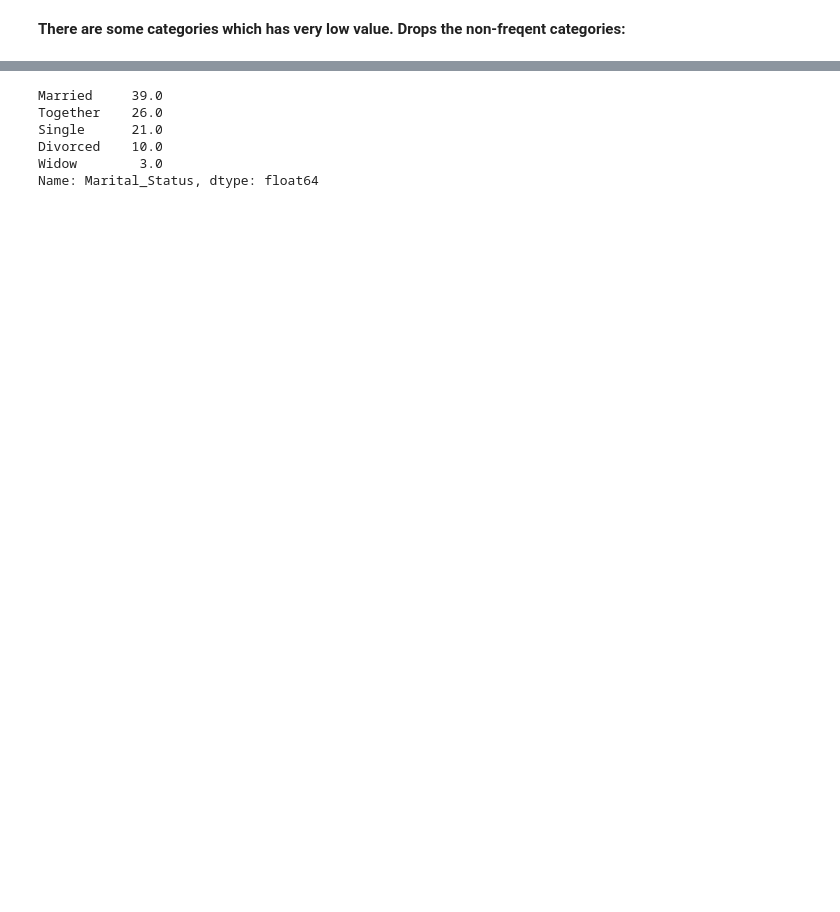
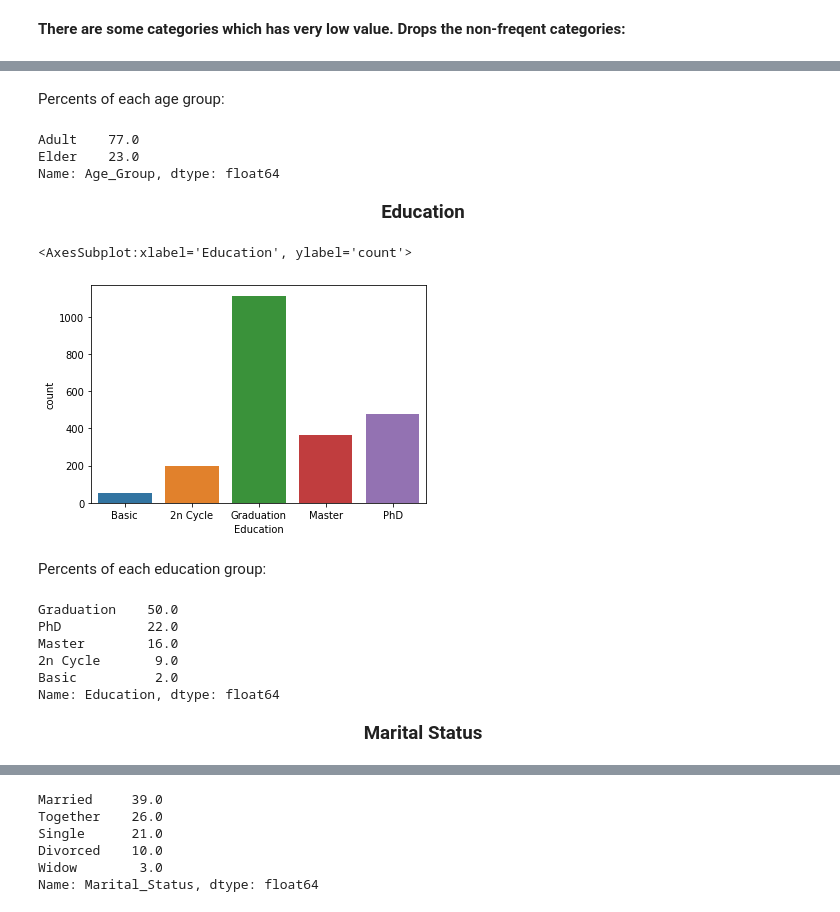
Before and after one commit to barisanik/customer-analysis, a Jupyter notebook: customer-behaviour-analysis.ipynb, the cells around one changed output, grey strips where cells are left out. Saved outputs shown, nothing was run; the diff lists cells and outputs as text; code cells hidden in the pictures; blank space fills up the shorter version.

```diff
--- a/customer-behaviour-analysis.ipynb
+++ b/customer-behaviour-analysis.ipynb
@@ -230,0 +236,28 @@ marital_status_countplot
+# %% [markdown]
+Percents of each age group:
+# %%
+round((data['Age_Group'].value_counts(normalize=True) * 100),0)
+# %% [output]
+Adult    77.0
+Elder    23.0
+Name: Age_Group, dtype: float64
+# %% [markdown]
+<p style="text-align:center; font-size:125%;"><b>Education</b></p>
+# %%
+sns.countplot(data=data, x="Education")
+# %% [output]
+<AxesSubplot:xlabel='Education', ylabel='count'>
+[figure, added]
+# %% [markdown]
+Percents of each education group:
+# %%
+round((data['Education'].value_counts(normalize=True) * 100),0)
+# %% [output]
+Graduation    50.0
+PhD           22.0
+Master        16.0
+2n Cycle       9.0
+Basic          2.0
+Name: Education, dtype: float64
+# %% [markdown]
+<p style="text-align:center; font-size:125%;"><b>Marital Status</b></p>
```
Also changed, not shown: parts of 22 cells of this notebook.
